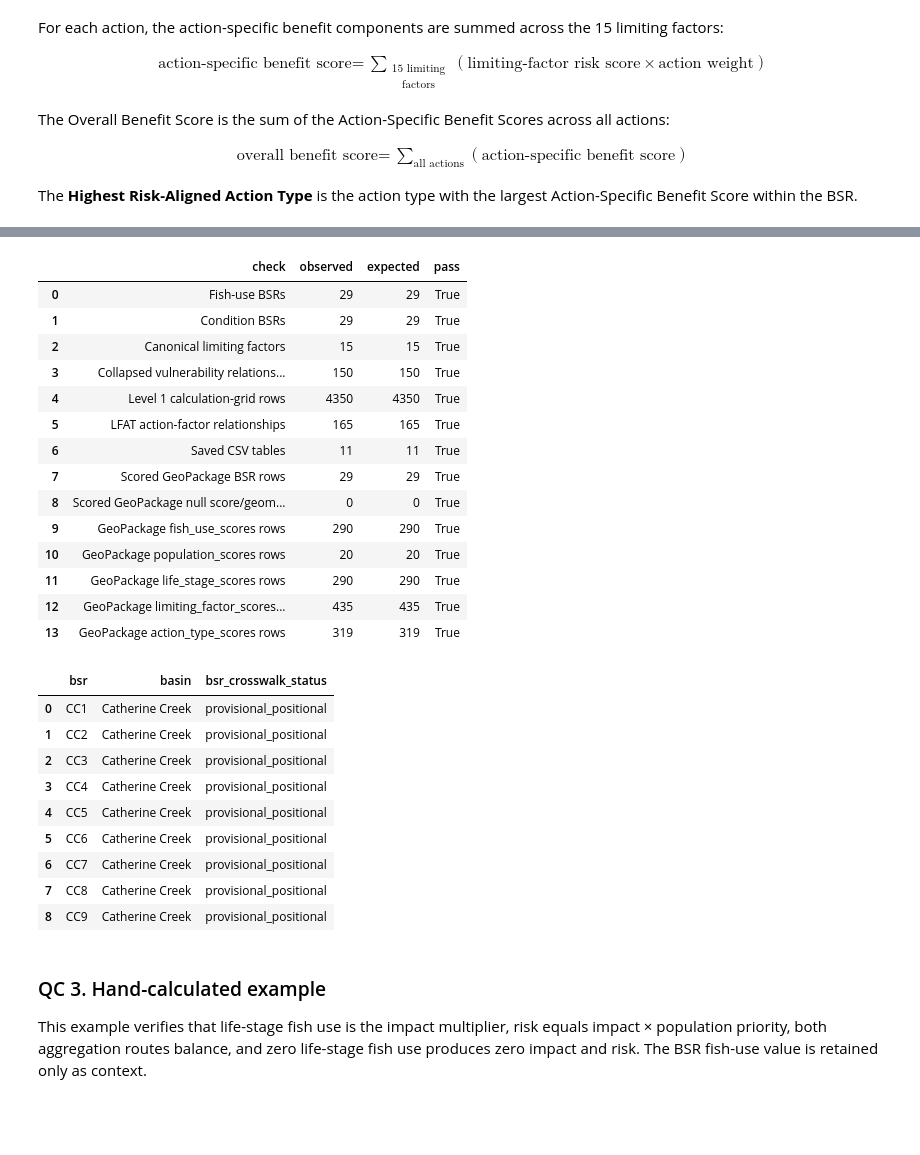
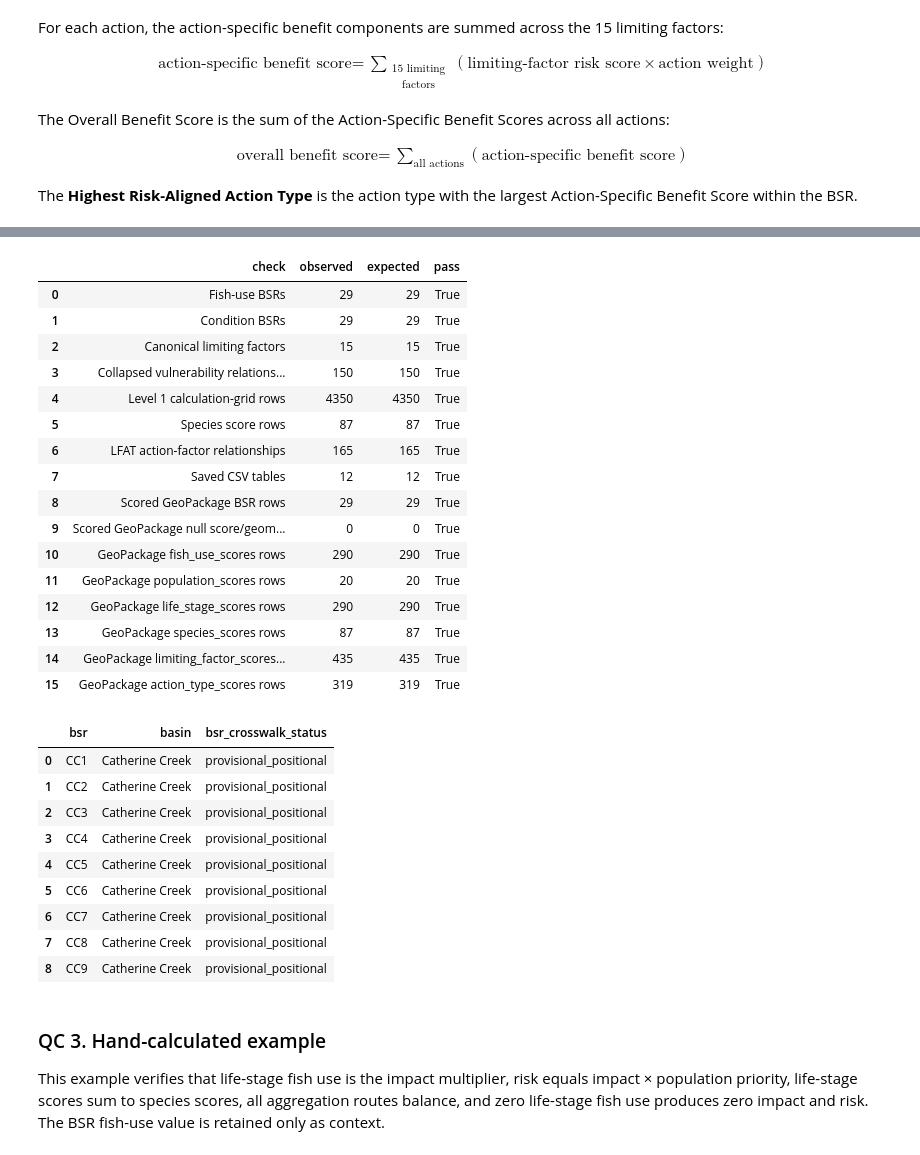
Before and after one commit to atdunwoody/atlas_lvl1-2_scoring_webapp, a Jupyter notebook: archive/atlas_integrated_scoring.ipynb, the cells around one changed output, grey strips where cells are left out. Cells and saved outputs as stored; diff of their text form; code cells hidden in the pictures; blank space fills up the shorter version.

```diff
--- a/archive/atlas_integrated_scoring.ipynb
+++ b/archive/atlas_integrated_scoring.ipynb
@@ -1562,7 +1680,8 @@ The checks below verify schemas, 0.01-to-1.0 transformations, keys, 15-factor co
 # Collect all required fields so missing values can be reported by name.
 required_non_null = {
     "fish-use BSR": fish_use["bsr"],
-    "life-stage fish-use score": fish_use["LS_corrected_score"],
+    "source life-stage fish-use score": fish_use["LS_corrected_score_source"],
+    "normalized life-stage fish-use score": fish_use["LS_corrected_score"],
     "species fish-use score": fish_use["species_aggregate_score"],
     "BSR fish-use score": fish_use["fish_use_score"],
     "population priority": population["population_priority"],
@@ -1584,7 +1703,15 @@ assert not any(unresolved.values()), unresolved
 
 # Confirm input and multiplier ranges.
 assert fish_use["fish_use_score"].between(0, 1).all()
-assert fish_use["LS_corrected_score"].ge(0).all()
+assert fish_use["LS_corrected_score_source"].ge(0).all()
+assert fish_use["LS_corrected_score"].between(0, 1).all()
+assert np.isclose(fish_use["LS_corrected_score"].max(), 1.0)
+assert np.allclose(
+    fish_use["LS_corrected_score"],
+    fish_use["LS_corrected_score_source"]
+    / fish_use["LS_corrected_score_source"].max(),
+    atol=1e-12,
+)
 assert fish_use["species_aggregate_score"].ge(0).all()
 assert population["population_priority"].between(0, 1).all()
 
@@ -1673,6 +1801,7 @@ assert not lfat.duplicated(["action_id", "limiting_factor"]).any()
 assert not vulnerability_collapsed.duplicated(
     ["species", "life_stage", "limiting_factor"]
 ).any()
+assert not species_scores.duplicated(["bsr", "species"]).any()
 
 canonical_lf_set = set(CANONICAL_LF)
 assert set(condition["limiting_factor"]) == canonical_lf_set
@@ -1714,7 +1843,8 @@ assert fish_stage_keys == vulnerability_stage_keys
 expected_vulnerability_rows = len(fish_stage_keys) * len(CANONICAL_LF)
 expected_grid_rows = len(fish_use) * len(CANONICAL_LF)
 required_grid_fields = [
-    "LS_corrected_score", "species_aggregate_score",
+    "LS_corrected_score_source", "LS_corrected_score",
+    "species_aggregate_score",
     "fish_use_score", "population_priority", "vulnerability_score",
     "condition_score", "impact_component", "risk_component",
 ]
@@ -1730,12 +1860,32 @@ assert fish_use.groupby(["bsr", "species"])[
 ].nunique().eq(1).all()
 score_keys = ["bsr", "basin", "species", "life_stage"]
 source_detail_scores = fish_use.set_index(score_keys)[
-    ["LS_corrected_score", "species_aggregate_score"]
+    ["LS_corrected_score_source", "LS_corrected_score",
+     "species_aggregate_score"]
 ].sort_index()
 output_detail_scores = life_stage_scores.set_index(score_keys)[
-    ["LS_corrected_score", "species_aggregate_score"]
+    ["LS_corrected_score_source", "LS_corrected_score",
+     "species_aggregate_score"]
 ].sort_index()
 pd.testing.assert_frame_equal(output_detail_scores, source_detail_scores)
+expected_species_scores = (
+    life_stage_scores.groupby(
+        ["bsr", "basin", "species"], as_index=False
+    )[["impact_score", "risk_score"]]
+    .sum()
+    .sort_values(["bsr", "species"])
+    .reset_index(drop=True)
+)
+actual_species_scores = (
+    species_scores[
+        ["bsr", "basin", "species", "impact_score", "risk_score"]
+    ]
+    .sort_values(["bsr", "species"])
+    .reset_index(drop=True)
+)
+pd.testing.assert_frame_equal(
+    actual_species_scores, expected_species_scores, check_dtype=False
+)
 assert np.allclose(
     calculation_grid["impact_component"],
     calculation_grid["LS_corrected_score"]
@@ -1781,6 +1931,12 @@ assert top_life_stage_rows.loc[
 ].gt(0).all()
 assert np.allclose(bsr_scores["impact_balance_difference"], 0.0)
 assert np.allclose(bsr_scores["risk_balance_difference"], 0.0)
+assert np.allclose(
+    bsr_scores["species_impact_balance_difference"], 0.0
+)
+assert np.allclose(
+    bsr_scores["species_risk_balance_difference"], 0.0
+)
 
 # Confirm that each overall BSR action score is exactly the sum of its
 # corresponding action-specific scores.
@@ -1819,6 +1975,7 @@ assert all(path.exists() for path in OUTPUT_PATHS.values())
 for filename, source_table in {
     CORE_SCORE_FILES["fish_use"]: fish_use,
     CORE_SCORE_FILES["population"]: population,
+    CORE_SCORE_FILES["species"]: species_scores,
 }.items():
     pd.testing.assert_frame_equal(
         pd.read_csv(OUTPUT_PATHS[filename]),
@@ -1839,6 +1996,7 @@ qc_rows = [
     ["Canonical limiting factors", len(CANONICAL_LF), 15],
     ["Collapsed vulnerability relationships", len(vulnerability_collapsed), expected_vulnerability_rows],
     ["Level 1 calculation-grid rows", len(calculation_grid), expected_grid_rows],
+    ["Species score rows", len(species_scores), fish_use.groupby(["bsr", "species"]).ngroups],
     ["LFAT action-factor relationships", len(lfat), lfat["action_id"].nunique() * len(CANONICAL_LF)],
     ["Saved CSV tables", sum(path.exists() for path in OUTPUT_PATHS.values()), len(OUTPUT_PATHS)],
 ]
@@ -1891,42 +2049,44 @@ qc_rows.extend(
         ["Scored GeoPackage BSR rows", scored_row_count, len(bsr_scores)],
         ["Scored GeoPackage null score/geometry rows", scored_null_count, 0],
         *[
             [
                 f"GeoPackage {table_name} rows",
                 gpkg_attribute_rows[table_name],
                 expected_gpkg_attribute_rows[table_name],
             ]
             for table_name in BSR_ATTRIBUTE_TABLES
         ],
     ]
 )
 
 qc_summary = pd.DataFrame(
     qc_rows, columns=["check", "observed", "expected"]
 )
 qc_summary["pass"] = qc_summary["observed"].eq(qc_summary["expected"])
 assert qc_summary["pass"].all()
 
 display(qc_summary)
 display(
     identifier_review.query("bsr_crosswalk_status != 'exact_identifier'")
 )
 # %% [output]
 |  | check | observed | expected | pass |
 | 0 | Fish-use BSRs | 29 | 29 | True |
 | 1 | Condition BSRs | 29 | 29 | True |
 | 2 | Canonical limiting factors | 15 | 15 | True |
 | 3 | Collapsed vulnerability relations... | 150 | 150 | True |
 | 4 | Level 1 calculation-grid rows | 4350 | 4350 | True |
-| 5 | LFAT action-factor relationships | 165 | 165 | True |
-| 6 | Saved CSV tables | 11 | 11 | True |
-| 7 | Scored GeoPackage BSR rows | 29 | 29 | True |
-| 8 | Scored GeoPackage null score/geom... | 0 | 0 | True |
-| 9 | GeoPackage fish_use_scores rows | 290 | 290 | True |
-| 10 | GeoPackage population_scores rows | 20 | 20 | True |
-| 11 | GeoPackage life_stage_scores rows | 290 | 290 | True |
-| 12 | GeoPackage limiting_factor_scores... | 435 | 435 | True |
-| 13 | GeoPackage action_type_scores rows | 319 | 319 | True |
+| 5 | Species score rows | 87 | 87 | True |
+| 6 | LFAT action-factor relationships | 165 | 165 | True |
+| 7 | Saved CSV tables | 12 | 12 | True |
+| 8 | Scored GeoPackage BSR rows | 29 | 29 | True |
+| 9 | Scored GeoPackage null score/geom... | 0 | 0 | True |
+| 10 | GeoPackage fish_use_scores rows | 290 | 290 | True |
+| 11 | GeoPackage population_scores rows | 20 | 20 | True |
+| 12 | GeoPackage life_stage_scores rows | 290 | 290 | True |
+| 13 | GeoPackage species_scores rows | 87 | 87 | True |
+| 14 | GeoPackage limiting_factor_scores... | 435 | 435 | True |
+| 15 | GeoPackage action_type_scores rows | 319 | 319 | True |
 |  | bsr | basin | bsr_crosswalk_status |
 | 0 | CC1 | Catherine Creek | provisional_positional |
 | 1 | CC2 | Catherine Creek | provisional_positional |
@@ -1940,7 +2100,7 @@ display(
 # %% [markdown]
 ### QC 3. Hand-calculated example
 
-This example verifies that life-stage fish use is the impact multiplier, risk equals impact × population priority, both aggregation routes balance, and zero life-stage fish use produces zero impact and risk. The BSR fish-use value is retained only as context.
+This example verifies that life-stage fish use is the impact multiplier, risk equals impact × population priority, life-stage scores sum to species scores, all aggregation routes balance, and zero life-stage fish use produces zero impact and risk. The BSR fish-use value is retained only as context.
 # %%
 # Define two life stages and their population priorities.
 test_population = {"Spawning": 0.60, "Rearing": 0.40}
```
Also changed, not shown: parts of 13 cells of this notebook, 2 other files.
